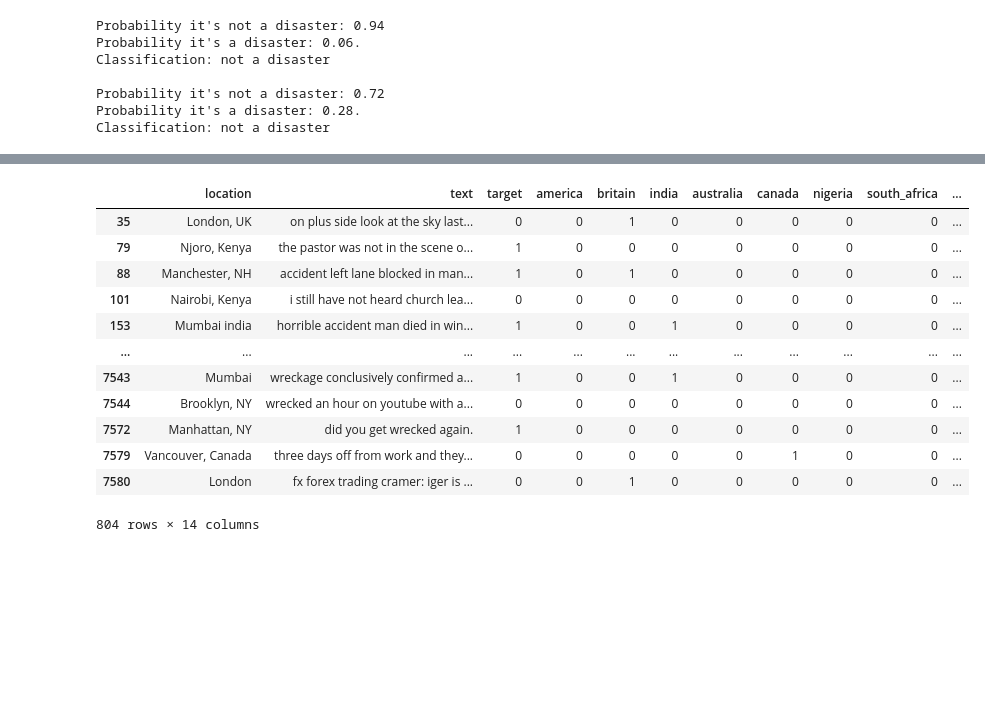
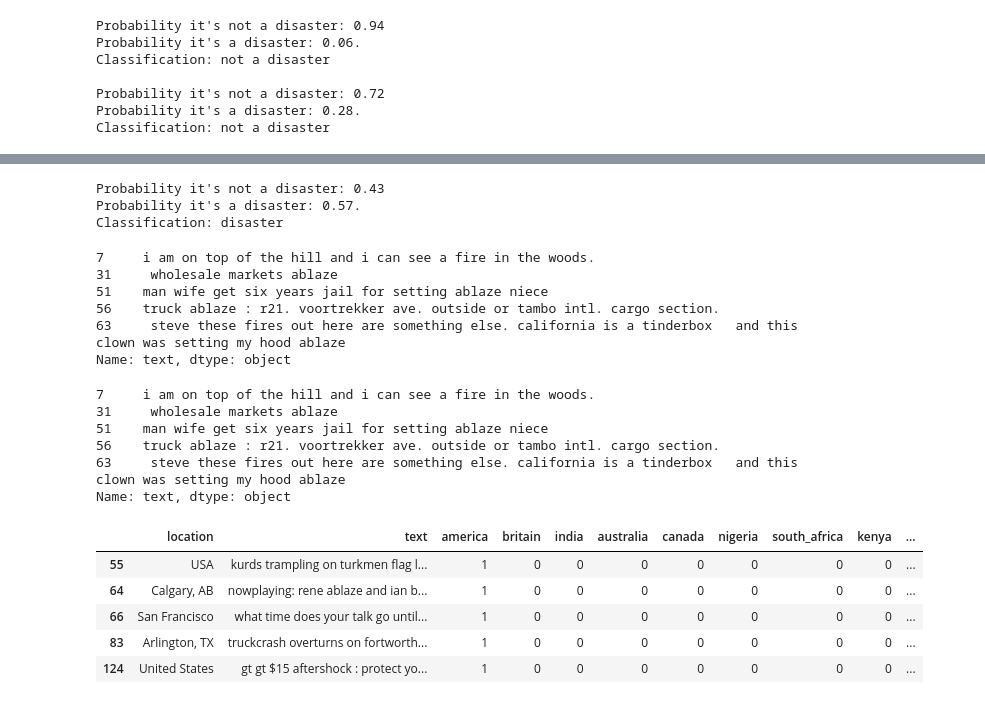
Before and after one commit to erick-hm/DisasterTweetsNLP, a Jupyter notebook: DisasterTweetsNLP_NaiveBayes.ipynb, the cells around one changed output, grey strips where cells are left out. Saved outputs shown, nothing was run; the diff lists cells and outputs as text; code cells hidden in the pictures; blank space fills up the shorter version.

```diff
--- a/DisasterTweetsNLP_NaiveBayes.ipynb
+++ b/DisasterTweetsNLP_NaiveBayes.ipynb
@@ -665,7 +863,8 @@ Name: location, dtype: int64
 #including as many alternative mentions of the same country as possible
 #can't indlude US in America's list as it appears in too many words for the method we will use
 america = ['usa','america','united states','united states of america','new york','los angeles','chicago',
-          'california','washington','san francisco','seattle','nyc','texas','new york city','tx','ga','colorado']
+          'california','washington','san francisco','seattle','nyc','texas','new york city','tx','ga','colorado',
+          'atlanta','san diego']
 britain = ['great britain','uk','united kingdom','london','manchester','birmingham','scotland','wales','england'
           ,'northern ireland']
 india = ['india','mumbai','delhi','bangalore']
@@ -728,9 +927,3 @@ count = 0
 for location in location_dict:
     location_list = location_dict[location]
     tweets_modified[location] = tweets_modified['location'].apply(location_confirmer,args=(location_list,))
-# %%
-#filling in the new columns
-count = 0
-for location in location_dict:
-    location_list = location_dict[location]
-    tweets_modified[location] = tweets_modified['location'].apply(location_confirmer,args=(location_list,))
@@ -757,16 +930,57 @@ def location_confirmer(loc,related_places):
+# %%
+#adding a prediction column along with prediction probability
+def text_disaster_proba(text):
+    text_counts = counter.transform([text]).toarray()
+    prediction_probabilities = nb_classifier.predict_proba(text_counts)[0]
+
+    return prediction_probabilities[1]
+
+
+def text_predicted_label(text):
+    text_counts = counter.transform([text]).toarray()
+
+    return nb_classifier.predict(text_counts)[0]
+
+tweets_modified['predicted_label'] = tweets_modified['text'].apply(text_predicted_label)
+tweets_modified['disaster_probability'] = tweets_modified['text'].apply(text_disaster_proba)
+
+#reorganising the columns
+tweets_modified = tweets_modified[['location', 'text','america', 'britain', 'india',
+       'australia', 'canada', 'nigeria', 'south_africa', 'kenya', 'ireland',
+       'major_cities', 'major_states', 'predicted_label',
+       'disaster_probability','target']]
+# %%
+classify_text('was in nyc last week')
+# %% [output]
+Probability it's not a disaster: 0.43
+Probability it's a disaster: 0.57.
+Classification: disaster
+# %%
+#checking false positives
+tweets_modified[tweets_modified['predicted_label']==1][tweets_modified['target']==0]['text'].head()
+# %% [output]
+7     i am on top of the hill and i can see a fire in the woods.
+31     wholesale markets ablaze
+51    man wife get six years jail for setting ablaze niece
+56    truck ablaze : r21. voortrekker ave. outside or tambo intl. cargo section.
+63     steve these fires out here are something else. california is a tinderbox   and this clown was setting my hood ablaze
+Name: text, dtype: object
+# %%
+#checking false negatives
+tweets_modified[tweets_modified['predicted_label']==0][tweets_modified['target']==1]['text'].head()
+# %% [output]
+7     i am on top of the hill and i can see a fire in the woods.
+31     wholesale markets ablaze
+51    man wife get six years jail for setting ablaze niece
+56    truck ablaze : r21. voortrekker ave. outside or tambo intl. cargo section.
+63     steve these fires out here are something else. california is a tinderbox   and this clown was setting my hood ablaze
+Name: text, dtype: object
 # %%
-tweets_modified[tweets_modified['major_cities']==1.0]
+tweets_modified[tweets_modified['america']==1].head()
 # %% [output]
-|  | location | text | target | america | britain | india | australia | canada | nigeria | south_africa | ... |
-| 35 | London, UK | on plus side look at the sky last... | 0 | 0 | 1 | 0 | 0 | 0 | 0 | 0 | ... |
-| 79 | Njoro, Kenya | the pastor was not in the scene o... | 1 | 0 | 0 | 0 | 0 | 0 | 0 | 0 | ... |
-| 88 | Manchester, NH | accident left lane blocked in man... | 1 | 0 | 1 | 0 | 0 | 0 | 0 | 0 | ... |
-| 101 | Nairobi, Kenya | i still have not heard church lea... | 0 | 0 | 0 | 0 | 0 | 0 | 0 | 0 | ... |
-| 153 | Mumbai india | horrible accident man died in win... | 1 | 0 | 0 | 1 | 0 | 0 | 0 | 0 | ... |
-| ... | ... | ... | ... | ... | ... | ... | ... | ... | ... | ... | ... |
-| 7543 | Mumbai | wreckage conclusively confirmed a... | 1 | 0 | 0 | 1 | 0 | 0 | 0 | 0 | ... |
-| 7544 | Brooklyn, NY | wrecked an hour on youtube with a... | 0 | 0 | 0 | 0 | 0 | 0 | 0 | 0 | ... |
-| 7572 | Manhattan, NY | did you get wrecked again. | 1 | 0 | 0 | 0 | 0 | 0 | 0 | 0 | ... |
-| 7579 | Vancouver, Canada | three days off from work and they... | 0 | 0 | 0 | 0 | 0 | 1 | 0 | 0 | ... |
-| 7580 | London | fx forex trading cramer: iger is ... | 0 | 0 | 1 | 0 | 0 | 0 | 0 | 0 | ... |
+|  | location | text | america | britain | india | australia | canada | nigeria | south_africa | kenya | ... |
+| 55 | USA | kurds trampling on turkmen flag l... | 1 | 0 | 0 | 0 | 0 | 0 | 0 | 0 | ... |
+| 64 | Calgary, AB | nowplaying: rene ablaze and ian b... | 1 | 0 | 0 | 0 | 0 | 0 | 0 | 0 | ... |
+| 66 | San Francisco | what time does your talk go until... | 1 | 0 | 0 | 0 | 0 | 0 | 0 | 0 | ... |
+| 83 | Arlington, TX | truckcrash overturns on fortworth... | 1 | 0 | 0 | 0 | 0 | 0 | 0 | 0 | ... |
+| 124 | United States | gt gt $15 aftershock : protect yo... | 1 | 0 | 0 | 0 | 0 | 0 | 0 | 0 | ... |
-804 rows × 14 columns
```
Also changed, not shown: parts of 47 cells of this notebook.
